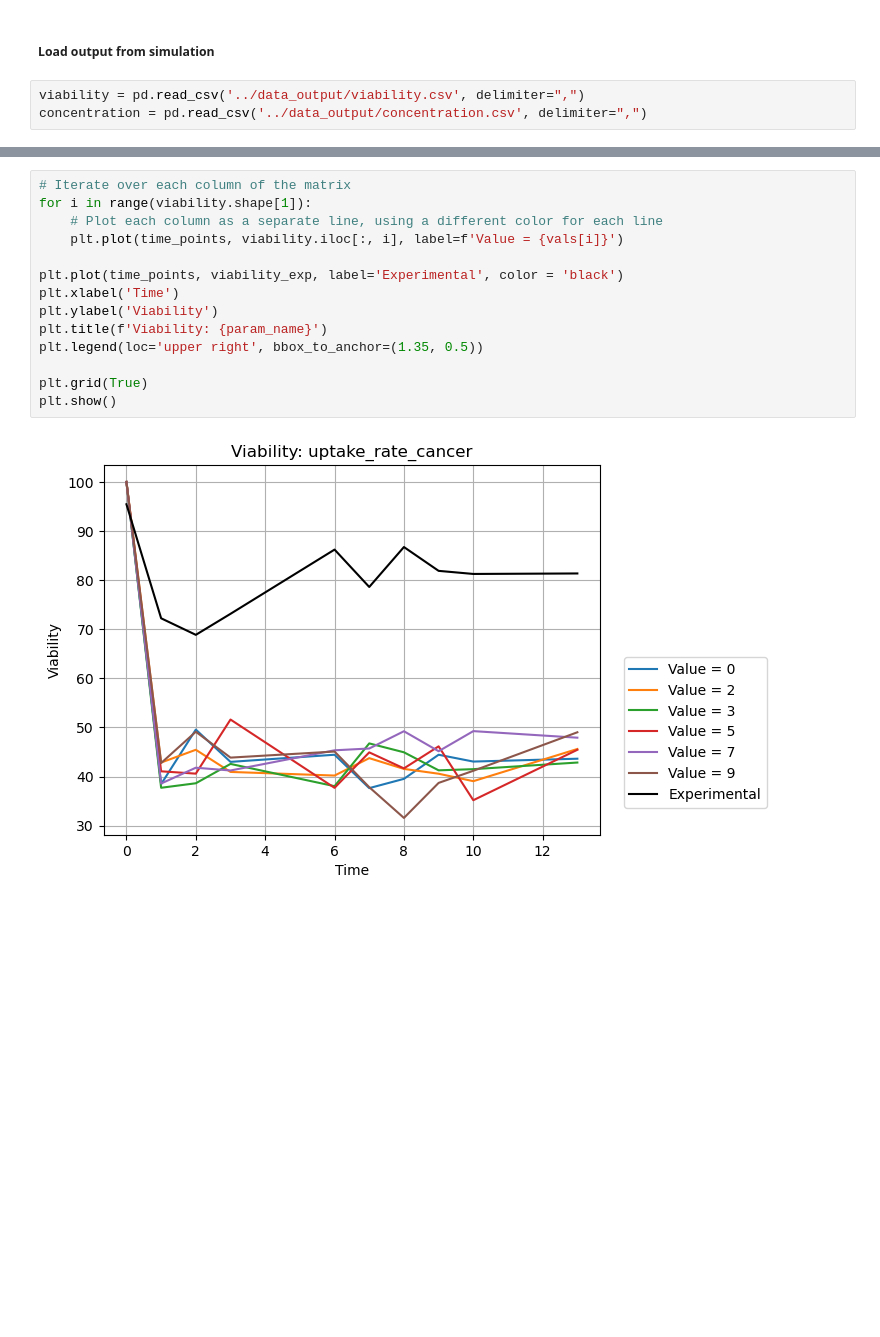
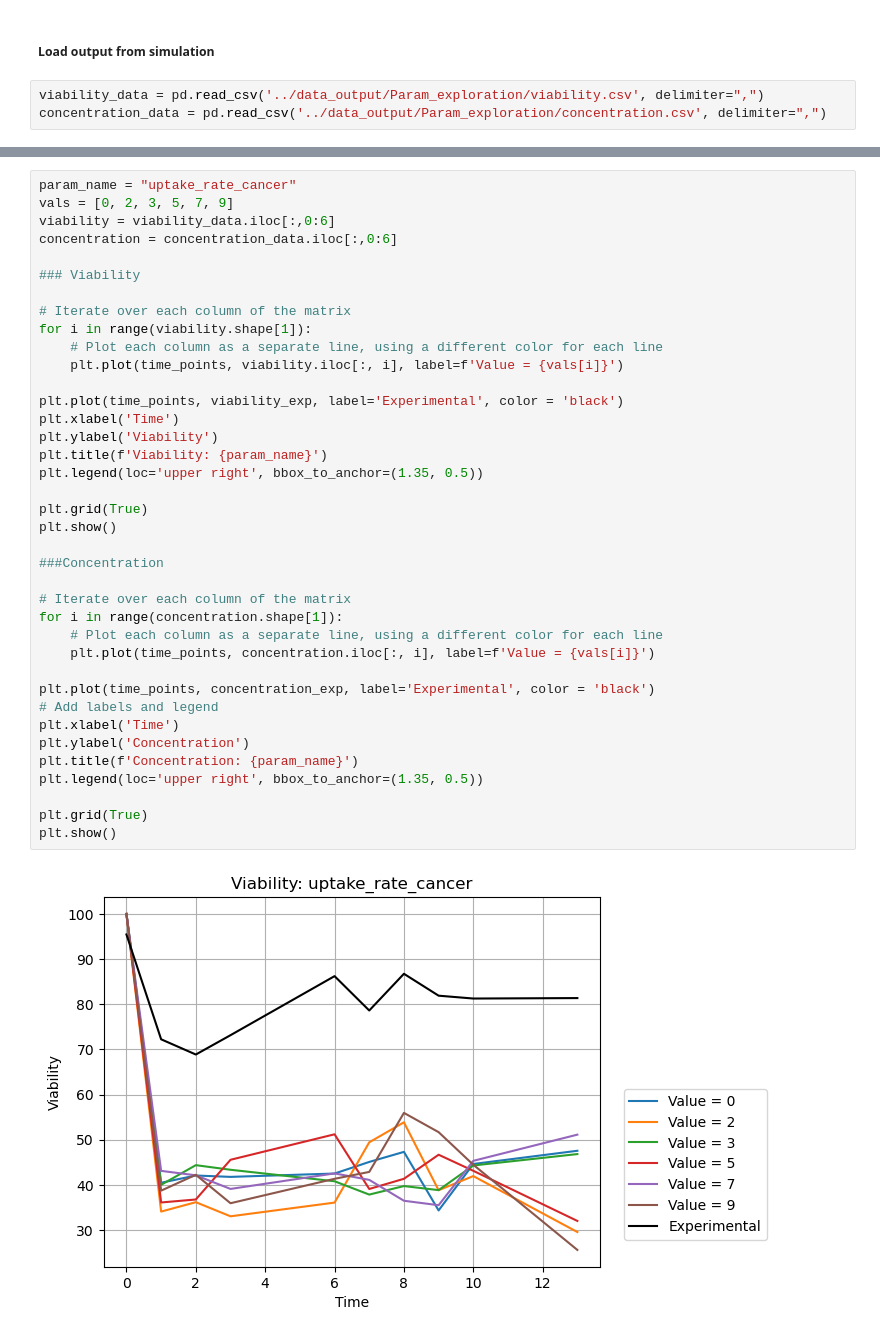
Before and after one commit to mhurtado13/ABM_NLC-CLL, a Jupyter notebook: Physicell_NLCs-CLL/scripts/Param_analysis.ipynb, the cells around one changed output, grey strips where cells are left out. Saved outputs shown, nothing was run; the diff lists cells and outputs as text; blank space fills up the shorter version.

Commit message:
Param exploration results

```diff
--- a/Physicell_NLCs-CLL/scripts/Param_analysis.ipynb
+++ b/Physicell_NLCs-CLL/scripts/Param_analysis.ipynb
@@ -12,6 +12,6 @@ time_points = experimental[:,0]
 # %% [markdown]
 ##### Load output from simulation
 # %%
-viability = pd.read_csv('../data_output/viability.csv', delimiter=",")
-concentration = pd.read_csv('../data_output/concentration.csv', delimiter=",")
+viability_data = pd.read_csv('../data_output/Param_exploration/viability.csv', delimiter=",")
+concentration_data = pd.read_csv('../data_output/Param_exploration/concentration.csv', delimiter=",")
 # %% [markdown]
@@ -24,16 +19,40 @@ vals = [0, 2, 3, 5, 7, 9]
 # %%
+param_name = "uptake_rate_cancer"
+vals = [0, 2, 3, 5, 7, 9]
+viability = viability_data.iloc[:,0:6]
+concentration = concentration_data.iloc[:,0:6]
+
+### Viability
+
 # Iterate over each column of the matrix
 for i in range(viability.shape[1]):
     # Plot each column as a separate line, using a different color for each line
     plt.plot(time_points, viability.iloc[:, i], label=f'Value = {vals[i]}')
 
 plt.plot(time_points, viability_exp, label='Experimental', color = 'black')
 plt.xlabel('Time')
 plt.ylabel('Viability')
 plt.title(f'Viability: {param_name}')
 plt.legend(loc='upper right', bbox_to_anchor=(1.35, 0.5))
 
 plt.grid(True)
 plt.show()
+
+###Concentration
+
+# Iterate over each column of the matrix
+for i in range(concentration.shape[1]):
+    # Plot each column as a separate line, using a different color for each line
+    plt.plot(time_points, concentration.iloc[:, i], label=f'Value = {vals[i]}')
+
+plt.plot(time_points, concentration_exp, label='Experimental', color = 'black')
+# Add labels and legend
+plt.xlabel('Time')
+plt.ylabel('Concentration')
+plt.title(f'Concentration: {param_name}')
+plt.legend(loc='upper right', bbox_to_anchor=(1.35, 0.5))
+
+plt.grid(True)
+plt.show()
 # %% [output]
-[figure, old version]
+[figure, new version]
```
Also changed, not shown: parts of 15 cells of this notebook, 4 other files.
